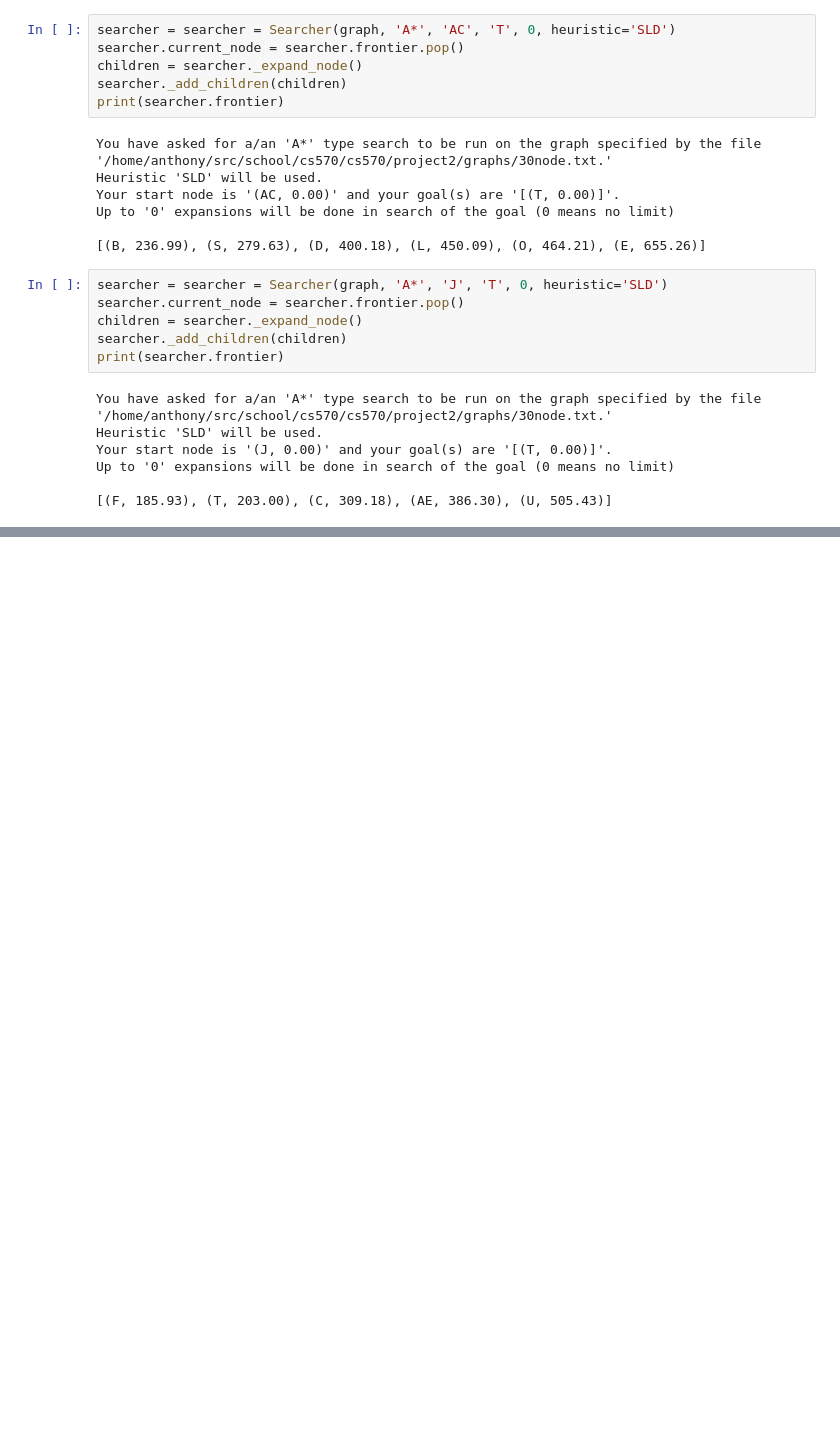
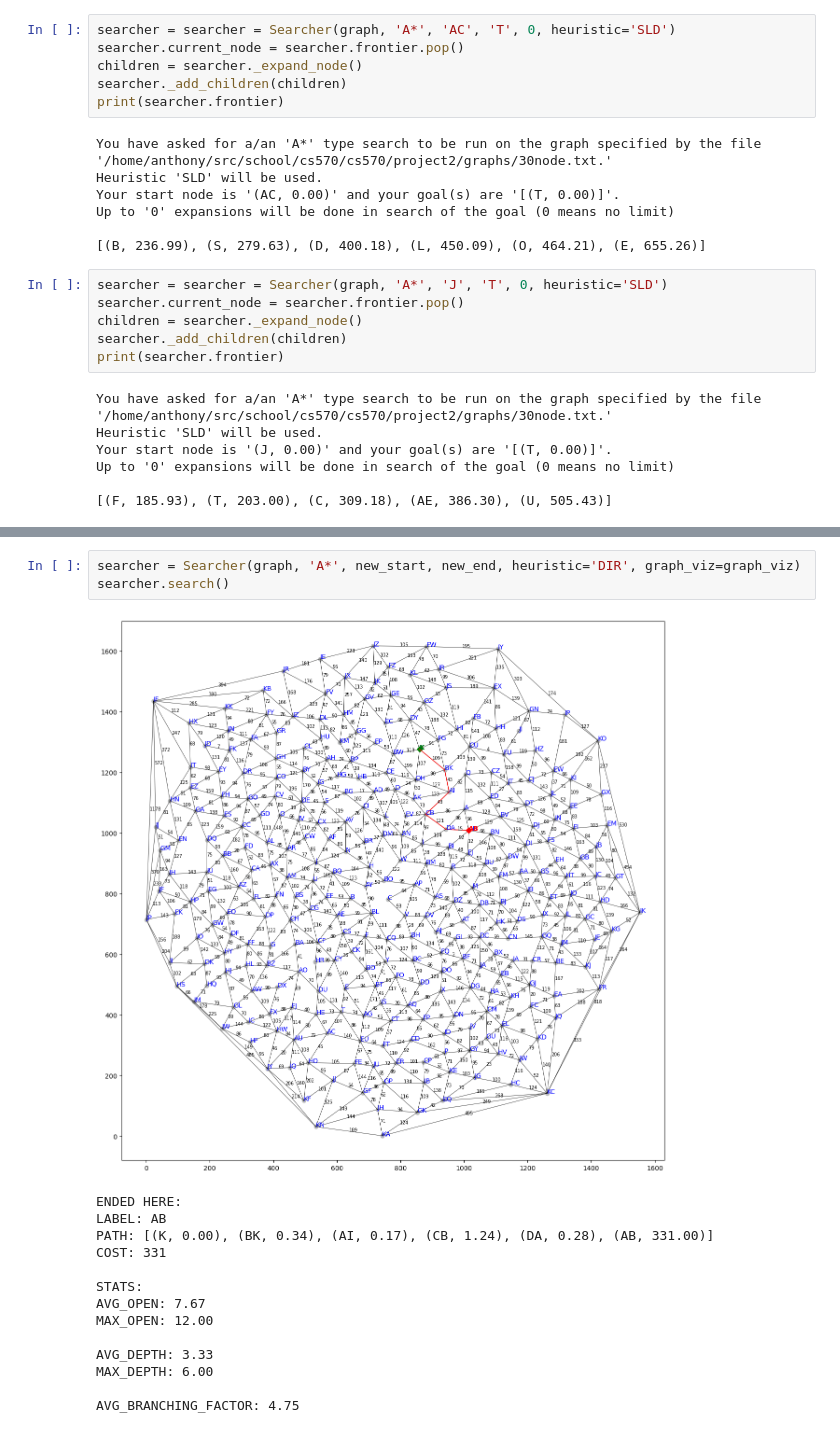
Before and after one commit to Oddant1/cs570, a Jupyter notebook: project2/submission1.ipynb, the cells around one changed output, grey strips where cells are left out. Saved outputs shown, nothing was run; the diff lists cells and outputs as text; blank space fills up the shorter version.

```diff
--- a/project2/submission1.ipynb
+++ b/project2/submission1.ipynb
@@ -118,0 +302,18 @@ Up to '0' expansions will be done in search of the goal (0 means no limit)
+# %%
+searcher = Searcher(graph, 'A*', new_start, new_end, heuristic='DIR', graph_viz=graph_viz)
+searcher.search()
+# %% [output]
+[figure, added]
+ENDED HERE:
+LABEL: AB
+PATH: [(K, 0.00), (BK, 0.34), (AI, 0.17), (CB, 1.24), (DA, 0.28), (AB, 331.00)]
+COST: 331
+
+STATS:
+AVG_OPEN: 7.67
+MAX_OPEN: 12.00
+
+AVG_DEPTH: 3.33
+MAX_DEPTH: 6.00
+
+AVG_BRANCHING_FACTOR: 4.75
```
Also changed, not shown: parts of 18 cells of this notebook, 6 other files.
